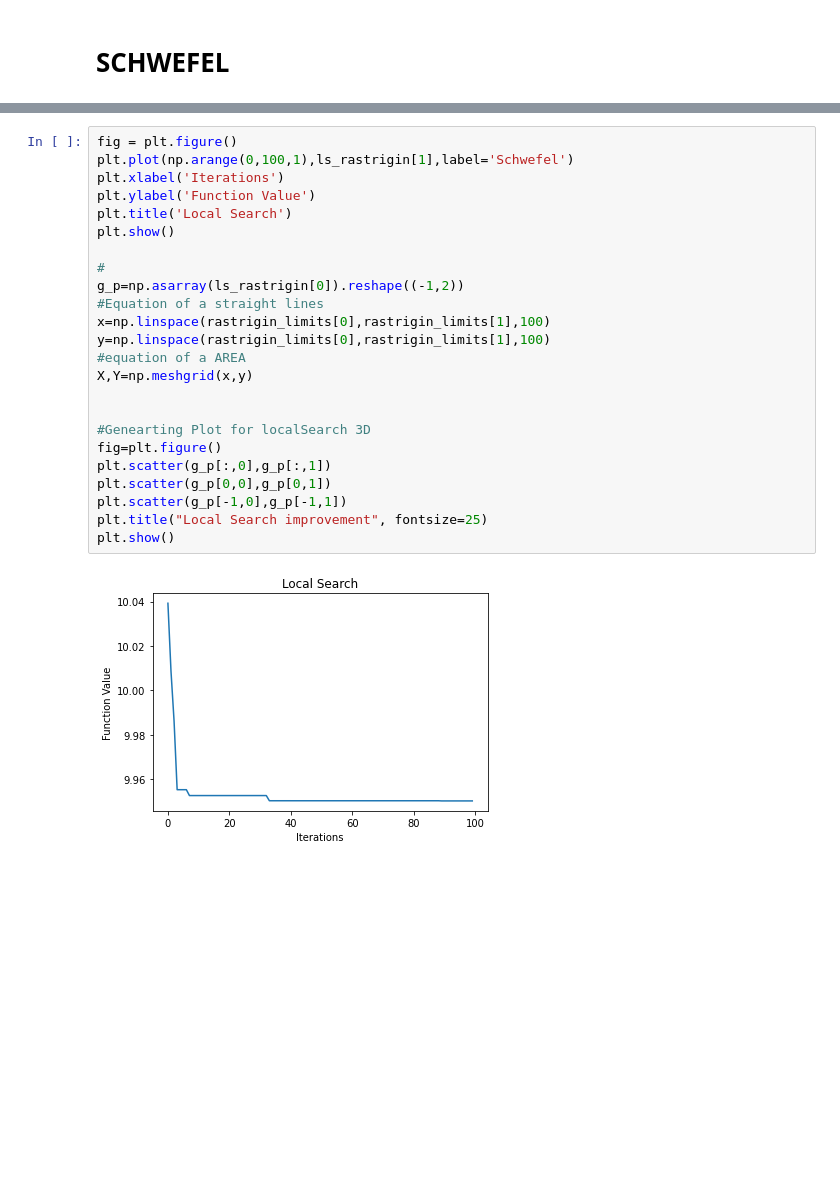
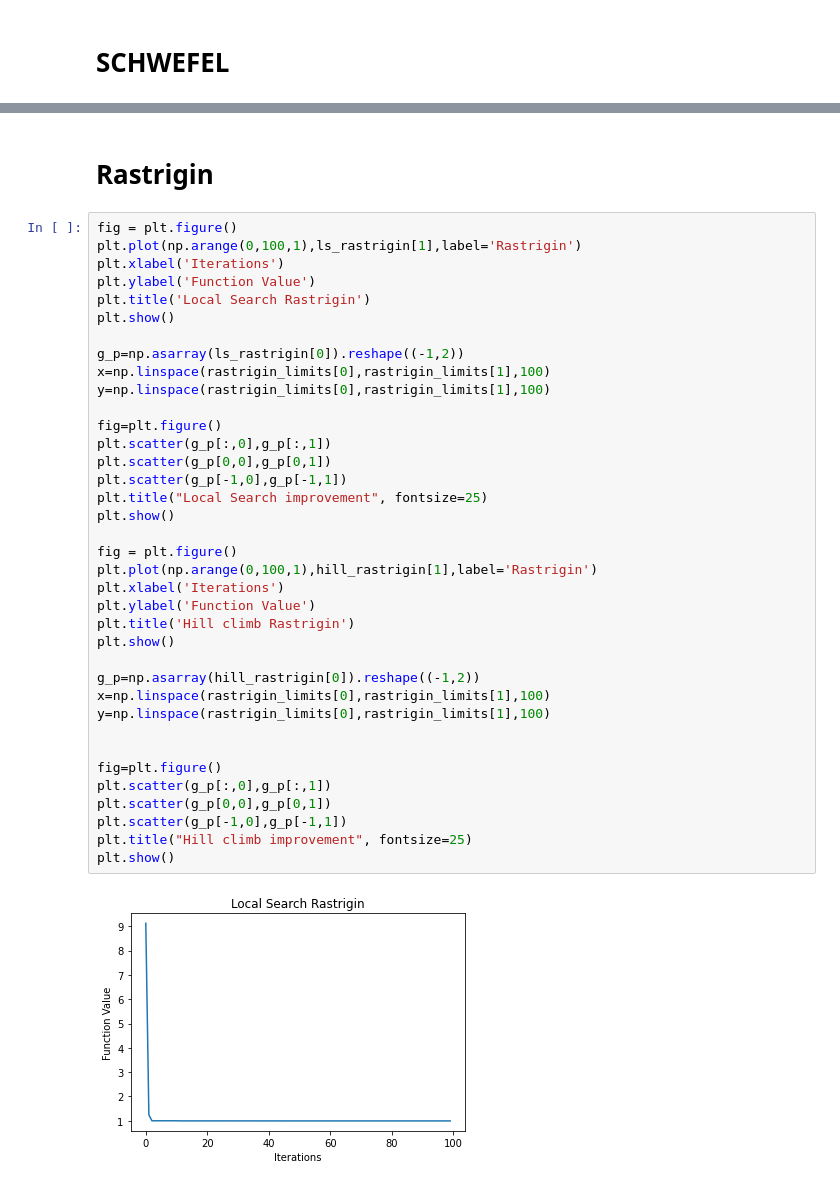
Before and after one commit to Edems10/matematicka_informatika, a Jupyter notebook: 02.ipynb, the cells around one changed output, grey strips where cells are left out. Cells and saved outputs as stored; diff of their text form; blank space fills up the shorter version.

```diff
--- a/02.ipynb
+++ b/02.ipynb
@@ -179,26 +159,41 @@ SyntaxError: f-string: expecting '}' (1470831957.py, line 17)
+# %% [markdown]
+# Rastrigin
 # %%
 fig = plt.figure()
-plt.plot(np.arange(0,100,1),ls_rastrigin[1],label='Schwefel')
+plt.plot(np.arange(0,100,1),ls_rastrigin[1],label='Rastrigin')
 plt.xlabel('Iterations')
 plt.ylabel('Function Value')
-plt.title('Local Search')
+plt.title('Local Search Rastrigin')
 plt.show()
 
-#
 g_p=np.asarray(ls_rastrigin[0]).reshape((-1,2))
-#Equation of a straight lines
 x=np.linspace(rastrigin_limits[0],rastrigin_limits[1],100)
 y=np.linspace(rastrigin_limits[0],rastrigin_limits[1],100)
-#equation of a AREA
-X,Y=np.meshgrid(x,y)
 
-
-#Genearting Plot for localSearch 3D
 fig=plt.figure()
 plt.scatter(g_p[:,0],g_p[:,1])
 plt.scatter(g_p[0,0],g_p[0,1])
 plt.scatter(g_p[-1,0],g_p[-1,1])
 plt.title("Local Search improvement", fontsize=25)
 plt.show()
+
+fig = plt.figure()
+plt.plot(np.arange(0,100,1),hill_rastrigin[1],label='Rastrigin')
+plt.xlabel('Iterations')
+plt.ylabel('Function Value')
+plt.title('Hill climb Rastrigin')
+plt.show()
+
+g_p=np.asarray(hill_rastrigin[0]).reshape((-1,2))
+x=np.linspace(rastrigin_limits[0],rastrigin_limits[1],100)
+y=np.linspace(rastrigin_limits[0],rastrigin_limits[1],100)
+
+
+fig=plt.figure()
+plt.scatter(g_p[:,0],g_p[:,1])
+plt.scatter(g_p[0,0],g_p[0,1])
+plt.scatter(g_p[-1,0],g_p[-1,1])
+plt.title("Hill climb improvement", fontsize=25)
+plt.show()
 # %% [output]
-[figure, old version]
+[figure, new version]
```
Also changed, not shown: parts of 8 cells of this notebook.
